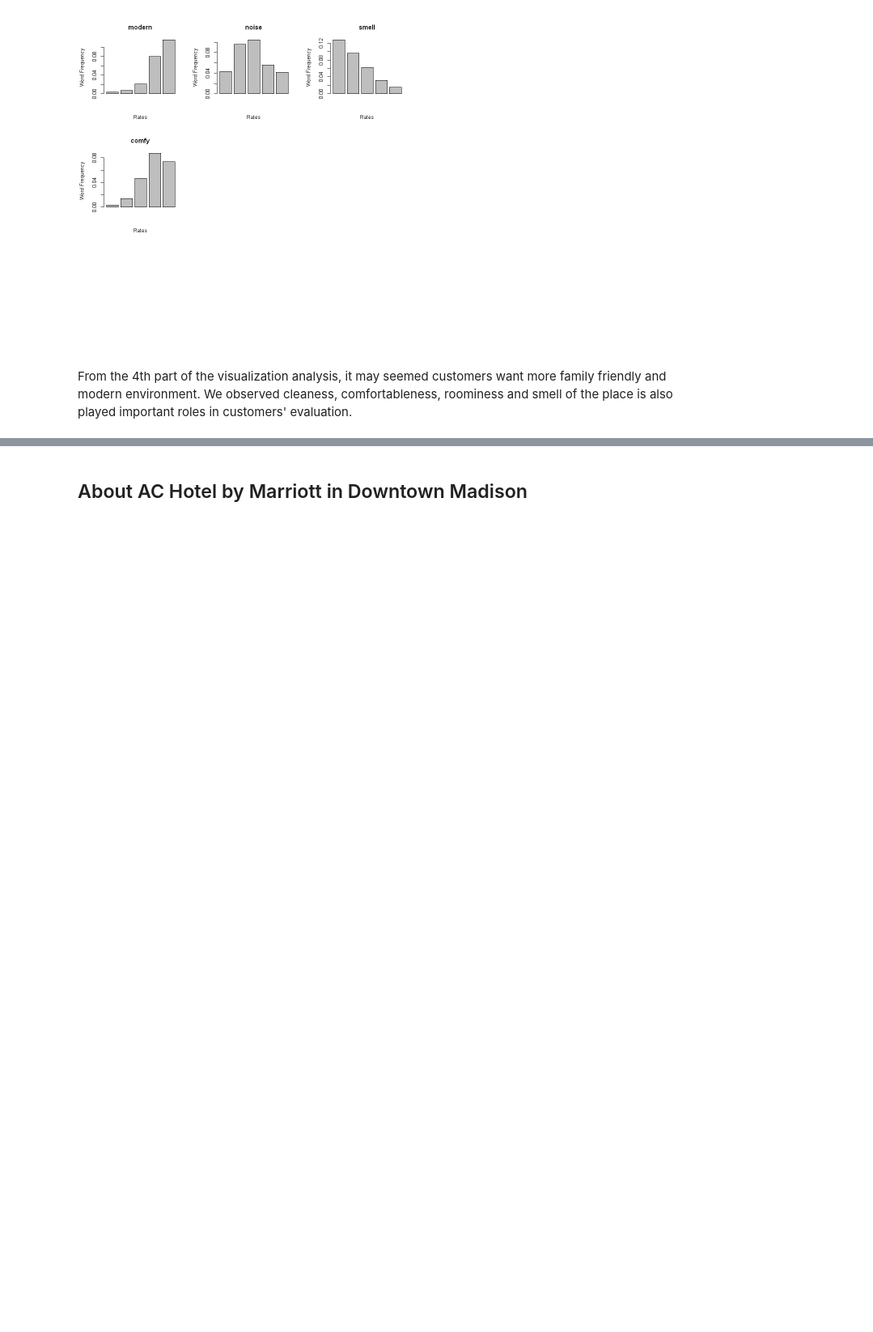
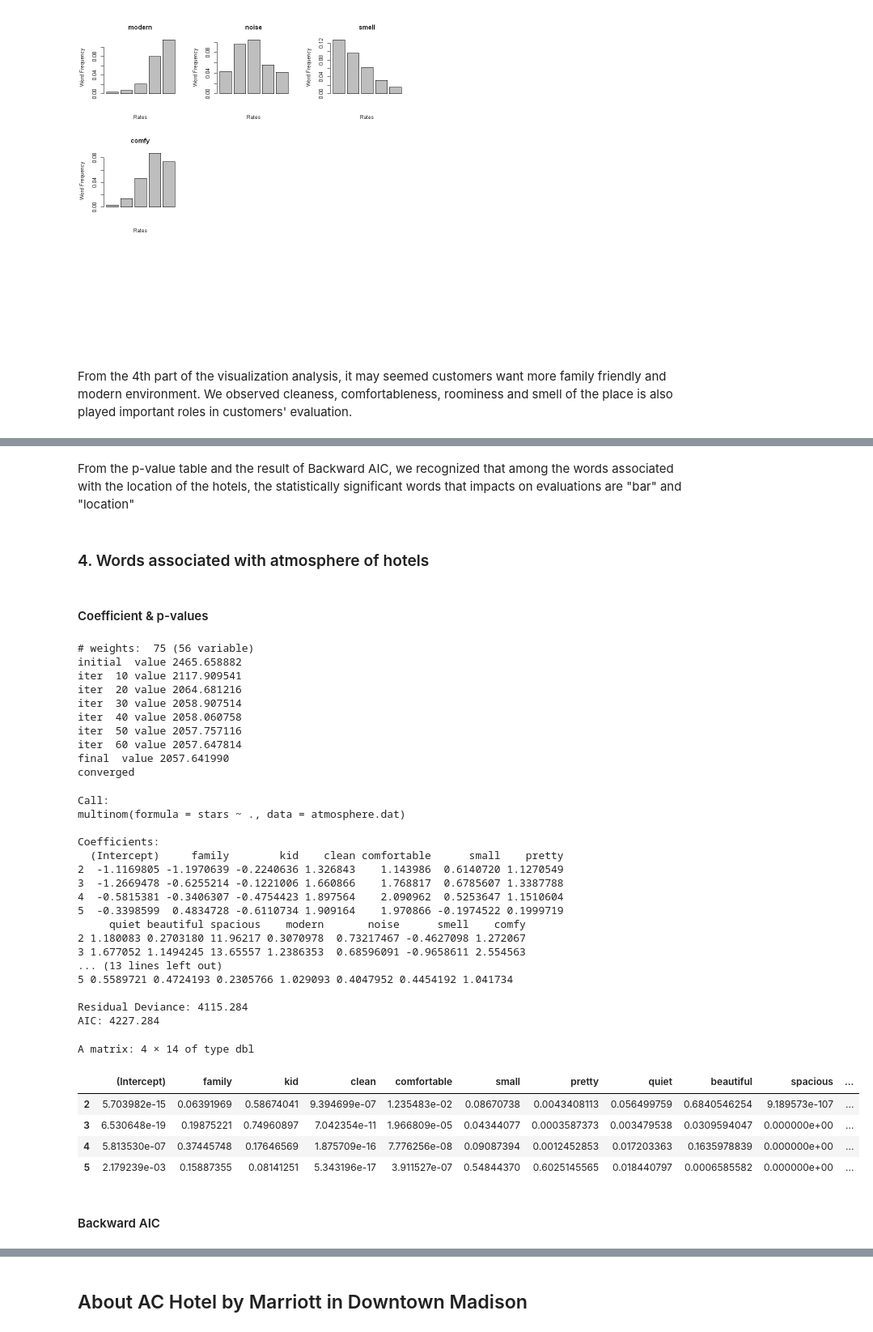
Before and after one commit to cocofreefarm/Module3, a Jupyter notebook: Analysis.ipynb, the cells around one changed output, grey strips where cells are left out. Shown: that part at 81% size. Cells and saved outputs as stored; diff of their text form; code cells hidden in the pictures; blank space fills up the shorter version.

```diff
--- a/Analysis.ipynb
+++ b/Analysis.ipynb
@@ -300,0 +416,13 @@ A matrix: 17 × 2 of type chr
+# %%
+m1.facility <- multinom(stars~.,data=facility.dat)
+m2.facility <- multinom(stars~.-room,data=facility.dat)
+m3.facility <- multinom(stars~.-room-bathroom,data=facility.dat)
+m4.facility <- multinom(stars~.-room-bathroom-pool,data=facility.dat)
+m5.facility <- multinom(stars~.-room-bathroom-pool-tub,data=facility.dat)
+m6.facility <- multinom(stars~.-room-bathroom-pool-tub-shower,data=facility.dat)
+m7.facility <- multinom(stars~.-room-bathroom-pool-tub-shower-lobby,data=facility.dat)
+m8.facility <- multinom(stars~.-room-bathroom-pool-tub-shower-lobby-elevator,data=facility.dat)
+m9.facility <- multinom(stars~.-room-bathroom-pool-tub-shower-lobby-elevator-wall,data=facility.dat)
+m10.facility <- multinom(stars~.-room-bathroom-pool-tub-shower-lobby-elevator-wall-parking,data=facility.dat)
+m11.facility <- multinom(stars~.-room-bathroom-pool-tub-shower-lobby-elevator-wall-parking-gym,data=facility.dat)
+m12.facility <- multinom(stars~.-room-bathroom-pool-tub-shower-lobby-elevator-wall-parking-gym-amenity,data=facility.dat)
@@ -300,0 +472,6 @@ A matrix: 17 × 2 of type chr
+# %%
+m1.location <- multinom(stars~.,data=location.dat)
+summary(m1.location)
+m1.location.stat <- summary(m1.location)$coefficient/summary(m1.location)$standard.errors
+pval.location.m1 <- 2*(pnorm(abs(m1.location.stat),0,1,lower.tail = FALSE))
+pval.location.m1
@@ -300,0 +512,11 @@ A matrix: 17 × 2 of type chr
+# %%
+m1.location <- multinom(stars~.,data=location.dat)
+m2.location <- multinom(stars~.-shuttle,data=location.dat)
+m3.location <- multinom(stars~.-shuttle-downtown,data=location.dat)
+m4.location <- multinom(stars~.-shuttle-downtown-airport,data=location.dat)
+m5.location <- multinom(stars~.-shuttle-downtown-airport-distance,data=location.dat)
+m6.location <- multinom(stars~.-shuttle-downtown-airport-distance-bar,data=location.dat)
+m7.location <- multinom(stars~.-shuttle-downtown-airport-distance-bar-location,data=location.dat)
+m8.location <- multinom(stars~.-shuttle-downtown-airport-distance-bar-location-restaurant,data=location.dat)
+m9.location <- multinom(stars~.-shuttle-downtown-airport-distance-bar-location-restaurant-park,data=location.dat)
+m10.location <- multinom(stars~.-shuttle-downtown-airport-distance-bar-location-restaurant-park-near,data=location.dat)
@@ -300,0 +558,48 @@ A matrix: 17 × 2 of type chr
+# %% [markdown]
+From the p-value table and the result of Backward AIC, we recognized that among the words associated with the location of the hotels, the statistically significant words that impacts on evaluations are  "bar" and "location"
+# %% [markdown]
+### 4. Words associated with atmosphere of hotels
+# %% [markdown]
+#### Coefficient & p-values
+# %%
+m1.atmosphere <- multinom(stars~.,data=atmosphere.dat)
+summary(m1.atmosphere)
+m1.atmosphere.stat <- summary(m1.atmosphere)$coefficient/summary(m1.atmosphere)$standard.errors
+pval.atmosphere.m1 <- 2*(pnorm(abs(m1.atmosphere.stat),0,1,lower.tail = FALSE))
+pval.atmosphere.m1
+# %% [output]
+# weights:  75 (56 variable)
+initial  value 2465.658882
+iter  10 value 2117.909541
+iter  20 value 2064.681216
+iter  30 value 2058.907514
+iter  40 value 2058.060758
+iter  50 value 2057.757116
+iter  60 value 2057.647814
+final  value 2057.641990
+converged
+Call:
+multinom(formula = stars ~ ., data = atmosphere.dat)
+
+Coefficients:
+  (Intercept)     family        kid    clean comfortable      small    pretty
+2  -1.1169805 -1.1970639 -0.2240636 1.326843    1.143986  0.6140720 1.1270549
+3  -1.2669478 -0.6255214 -0.1221006 1.660866    1.768817  0.6785607 1.3387788
+4  -0.5815381 -0.3406307 -0.4754423 1.897564    2.090962  0.5253647 1.1510604
+5  -0.3398599  0.4834728 -0.6110734 1.909164    1.970866 -0.1974522 0.1999719
+     quiet beautiful spacious    modern       noise      smell    comfy
+2 1.180083 0.2703180 11.96217 0.3070978  0.73217467 -0.4627098 1.272067
+3 1.677052 1.1494245 13.65557 1.2386353  0.68596091 -0.9658611 2.554563
+... (13 lines left out)
+5 0.5589721 0.4724193 0.2305766 1.029093 0.4047952 0.4454192 1.041734
+
+Residual Deviance: 4115.284
+AIC: 4227.284
+A matrix: 4 × 14 of type dbl
+|  | (Intercept) | family | kid | clean | comfortable | small | pretty | quiet | beautiful | spacious | ... |
+| 2 | 5.703982e-15 | 0.06391969 | 0.58674041 | 9.394699e-07 | 1.235483e-02 | 0.08670738 | 0.0043408113 | 0.056499759 | 0.6840546254 | 9.189573e-107 | ... |
+| 3 | 6.530648e-19 | 0.19875221 | 0.74960897 | 7.042354e-11 | 1.966809e-05 | 0.04344077 | 0.0003587373 | 0.003479538 | 0.0309594047 | 0.000000e+00 | ... |
+| 4 | 5.813530e-07 | 0.37445748 | 0.17646569 | 1.875709e-16 | 7.776256e-08 | 0.09087394 | 0.0012452853 | 0.017203363 | 0.1635978839 | 0.000000e+00 | ... |
+| 5 | 2.179239e-03 | 0.15887355 | 0.08141251 | 5.343196e-17 | 3.911527e-07 | 0.54844370 | 0.6025145565 | 0.018440797 | 0.0006585582 | 0.000000e+00 | ... |
+# %% [markdown]
+#### Backward AIC
```
Also changed, not shown: parts of 27 cells of this notebook, 1 other file.
